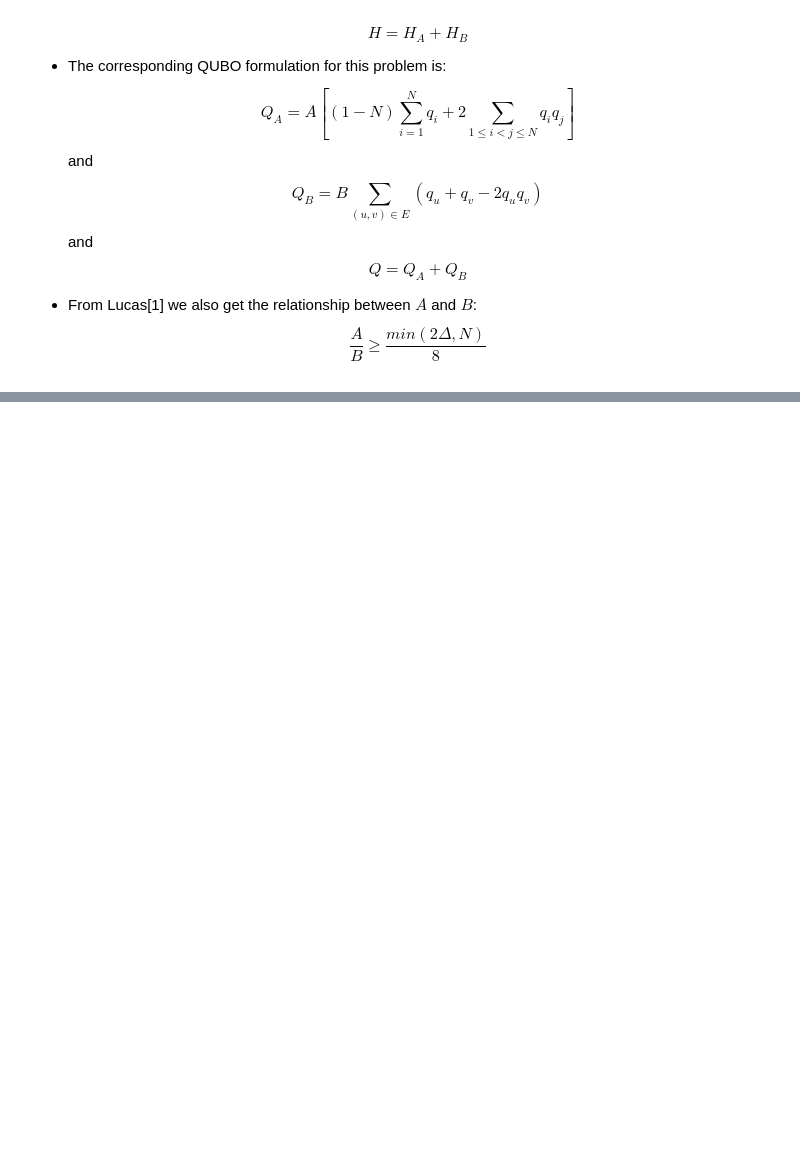
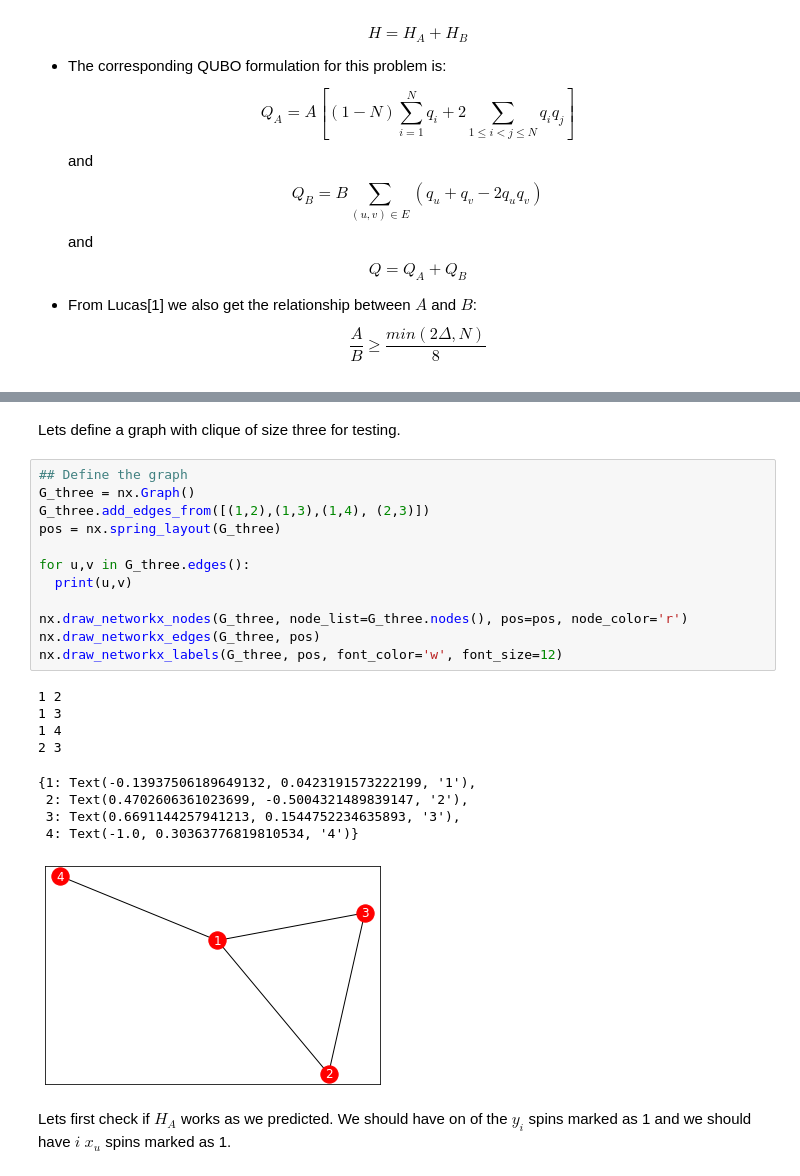
Before and after one commit to SatyaKuppam/QUBOs-and-Ising-models, a Jupyter notebook: partitioning.ipynb, the cells around one changed output, grey strips where cells are left out. Cells and saved outputs as stored; diff of their text form; blank space fills up the shorter version.

```diff
--- a/partitioning.ipynb
+++ b/partitioning.ipynb
@@ -180,0 +284,26 @@ Object `sample_qubo` not found.
+# %% [markdown]
+Lets define a graph with clique of size three for testing.
+# %%
+## Define the graph
+G_three = nx.Graph()
+G_three.add_edges_from([(1,2),(1,3),(1,4), (2,3)])
+pos = nx.spring_layout(G_three)
+
+for u,v in G_three.edges():
+  print(u,v)
+
+nx.draw_networkx_nodes(G_three, node_list=G_three.nodes(), pos=pos, node_color='r')
+nx.draw_networkx_edges(G_three, pos)
+nx.draw_networkx_labels(G_three, pos, font_color='w', font_size=12)
+# %% [output]
+1 2
+1 3
+1 4
+2 3
+{1: Text(-0.13937506189649132, 0.0423191573222199, '1'),
+ 2: Text(0.4702606361023699, -0.5004321489839147, '2'),
+ 3: Text(0.6691144257941213, 0.1544752234635893, '3'),
+ 4: Text(-1.0, 0.30363776819810534, '4')}
+[figure, added]
+# %% [markdown]
+Lets first check if $H_A$ works as we predicted. We should have on of the $y_i$ spins marked as 1 and we should have $i$ $x_u$ spins marked as 1.
```
Also changed, not shown: parts of 27 cells of this notebook.
